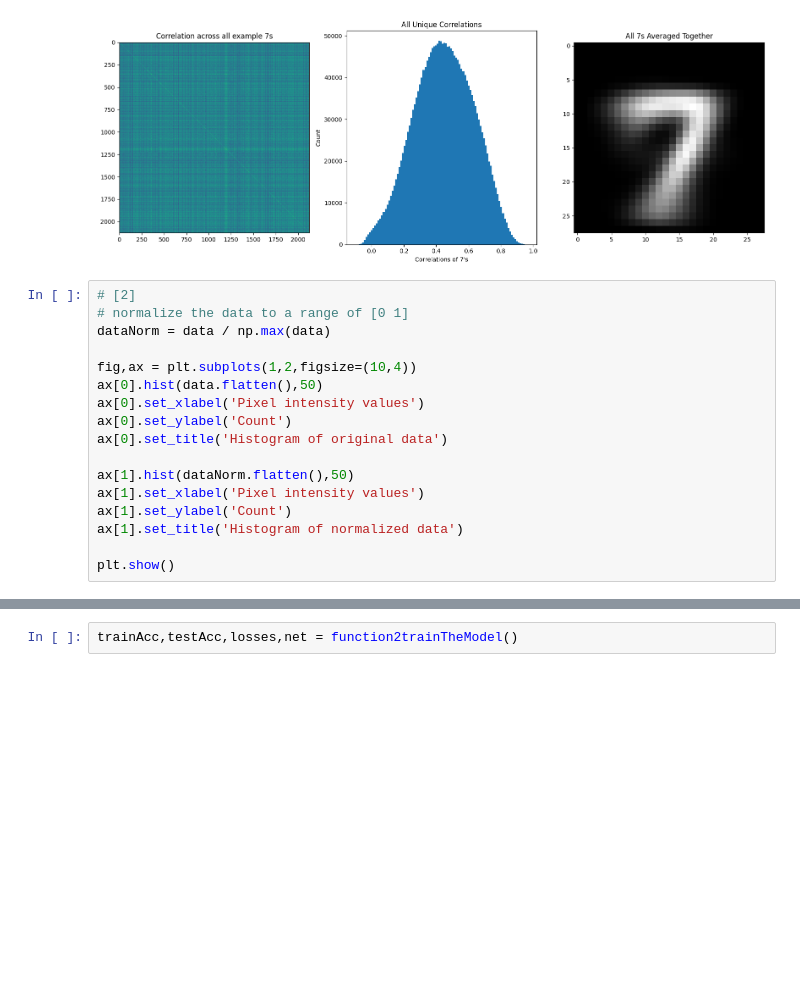
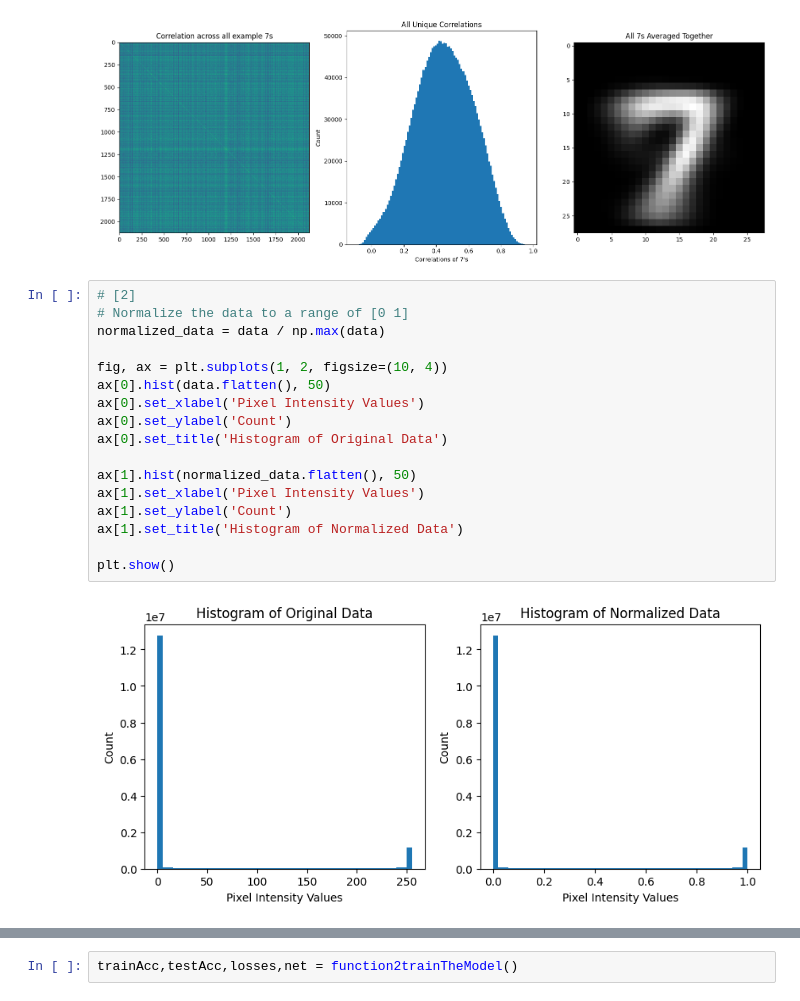
Before and after one commit to yungshun317/torch-nlp, a Jupyter notebook: convolutional_neural_networks.ipynb, the cells around one changed output, grey strips where cells are left out. Drawn from its saved outputs; the diff is of its cells as text; blank space fills up the shorter version.

```diff
--- a/convolutional_neural_networks.ipynb
+++ b/convolutional_neural_networks.ipynb
@@ -110,19 +110,21 @@ plt.show()
 [figure]
 # %%
 # [2]
-# normalize the data to a range of [0 1]
-dataNorm = data / np.max(data)
+# Normalize the data to a range of [0 1]
+normalized_data = data / np.max(data)
 
-fig,ax = plt.subplots(1,2,figsize=(10,4))
-ax[0].hist(data.flatten(),50)
-ax[0].set_xlabel('Pixel intensity values')
+fig, ax = plt.subplots(1, 2, figsize=(10, 4))
+ax[0].hist(data.flatten(), 50)
+ax[0].set_xlabel('Pixel Intensity Values')
 ax[0].set_ylabel('Count')
-ax[0].set_title('Histogram of original data')
+ax[0].set_title('Histogram of Original Data')
 
-ax[1].hist(dataNorm.flatten(),50)
-ax[1].set_xlabel('Pixel intensity values')
+ax[1].hist(normalized_data.flatten(), 50)
+ax[1].set_xlabel('Pixel Intensity Values')
 ax[1].set_ylabel('Count')
-ax[1].set_title('Histogram of normalized data')
+ax[1].set_title('Histogram of Normalized Data')
 
 plt.show()
+# %% [output]
+[figure, added]
 # %%
```
Also changed, not shown: parts of 4 cells of this notebook, 1 other file.
